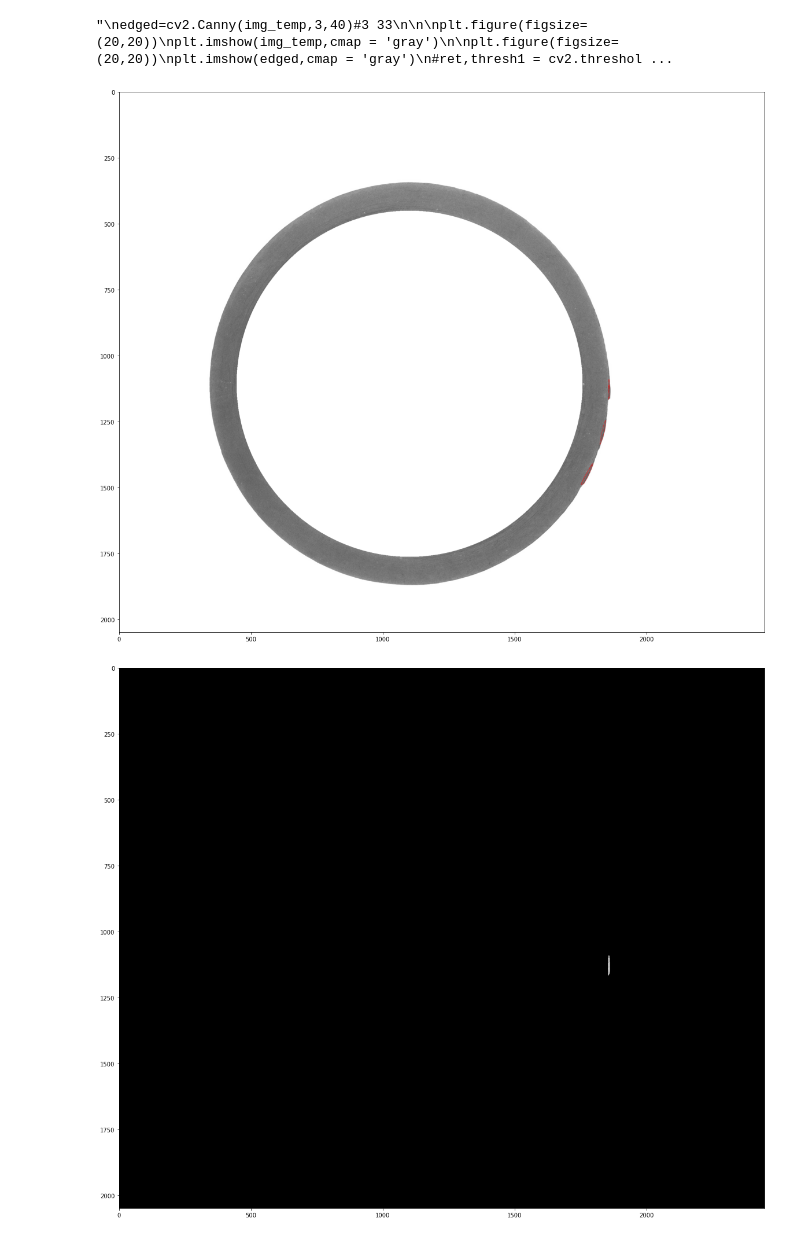
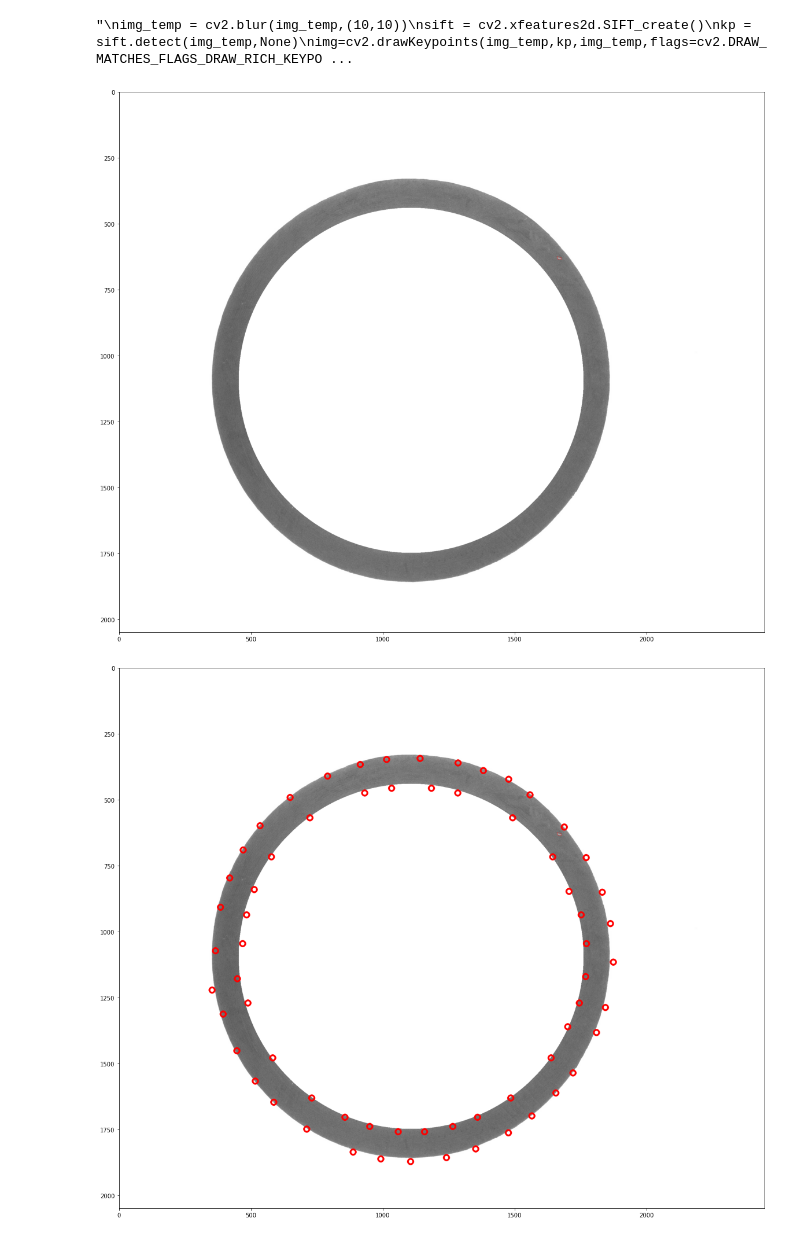
Before and after one commit to rex662624/ORing_Defect_Detection, a Jupyter notebook: SIFT.ipynb, the cells around one changed output. Cells and saved outputs as stored; diff of their text form; code cells hidden in the pictures.

```diff
--- a/SIFT.ipynb
+++ b/SIFT.ipynb
@@ -247,11 +303,11 @@ vis_rgb = cv2.cvtColor(vis,cv2.COLOR_GRAY2RGB)
 
 cv2.polylines(vis_rgb, hulls, 1, (255, 0, 0))
 #############find average intensity in poly####################
-
+'''
 print(np.array(hulls).shape)
 
 mask = np.zeros_like(vis)
-mask = cv2.fillPoly(mask, [hulls[4]],1)
+mask = cv2.fillPoly(mask, [hulls[0]],1)
 mask_vis = vis*mask
 
 mean_in_poly = np.average(vis,weights = mask)
@@ -259,16 +315,18 @@ min_in_poly = np.min(mask_vis[mask_vis>0])
 max_in_poly = np.max(mask_vis[mask_vis>0])
 std_in_poly = np.std(mask_vis[mask_vis>0])
 print(mean_in_poly, " ",min_in_poly," ",max_in_poly," ",std_in_poly)
-
+'''
 ##############################################################
 #print(hulls)
-
+#====================================
+'''
 plt.figure(figsize=(20,20))
 plt.imshow(vis_rgb)
 
 plt.figure(figsize=(20,20))
 plt.imshow(mask_vis,cmap = 'gray')
-
+'''
+#====================================
 '''
 edged=cv2.Canny(img_temp,3,40)#3 33
 
@@ -288,6 +346,25 @@ closing = cv2.morphologyEx(edged, cv2.MORPH_CLOSE, kernel)
 
 plt.figure(figsize=(20,20))
 plt.imshow(closing,cmap = 'gray')
+'''
+
+ret,thresh1 = cv2.threshold(img_temp,200,255,cv2.THRESH_BINARY_INV )
+corners = cv2.goodFeaturesToTrack(thresh1, 100, 0.3, minDistance = 100,blockSize=30)
+corners = np.int0(corners)
+
+plt.figure(figsize=(20,20))
+plt.imshow(vis_rgb,cmap = 'gray')
+
+for i in corners:
+    x,y = i.ravel()
+    cv2.circle(vis_rgb,(x,y), 10, (255,0,0),thickness = 5)
+
+#cv2.circle(gray, (x, y), 3, 255, -1)
+
+plt.figure(figsize=(20,20))
+plt.imshow(vis_rgb)
+'''
+img_temp = cv2.blur(img_temp,(10,10))
 sift = cv2.xfeatures2d.SIFT_create()
 kp = sift.detect(img_temp,None)
 img=cv2.drawKeypoints(img_temp,kp,img_temp,flags=cv2.DRAW_MATCHES_FLAGS_DRAW_RICH_KEYPOINTS)
@@ -303,6 +378,6 @@ plt.imshow(img,cmap = 'gray')
-"\nedged=cv2.Canny(img_temp,3,40)#3 33\n\n\nplt.figure(figsize=(20,20))\nplt.imshow(img_temp,cmap = 'gray')\n\nplt.figure(figsize=(20,20))\nplt.imshow(edged,cmap = 'gray')\n#ret,thresh1 = cv2.threshol ...
+"\nimg_temp = cv2.blur(img_temp,(10,10))\nsift = cv2.xfeatures2d.SIFT_create()\nkp = sift.detect(img_temp,None)\nimg=cv2.drawKeypoints(img_temp,kp,img_temp,flags=cv2.DRAW_MATCHES_FLAGS_DRAW_RICH_KEYPO ...
-[figure, old version]
+[figure, new version]
-[figure, old version]
+[figure, new version]
 # %%
 Not D
 128.83333333333334   104   150   8.304951668867329
```
Also changed, not shown: parts of 5 cells of this notebook.
